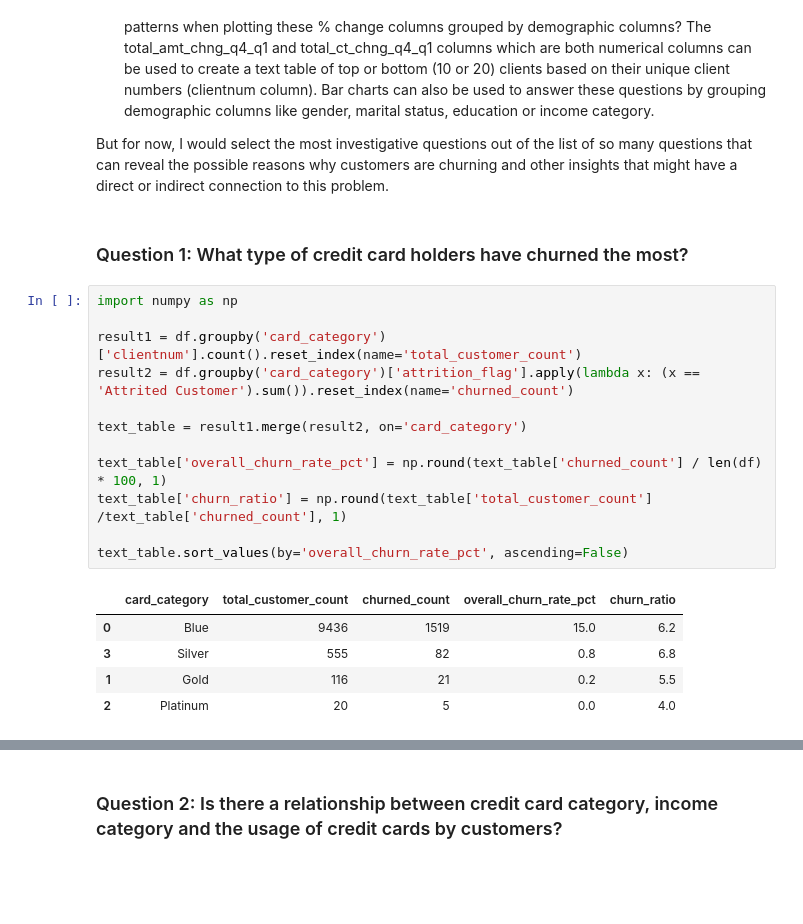
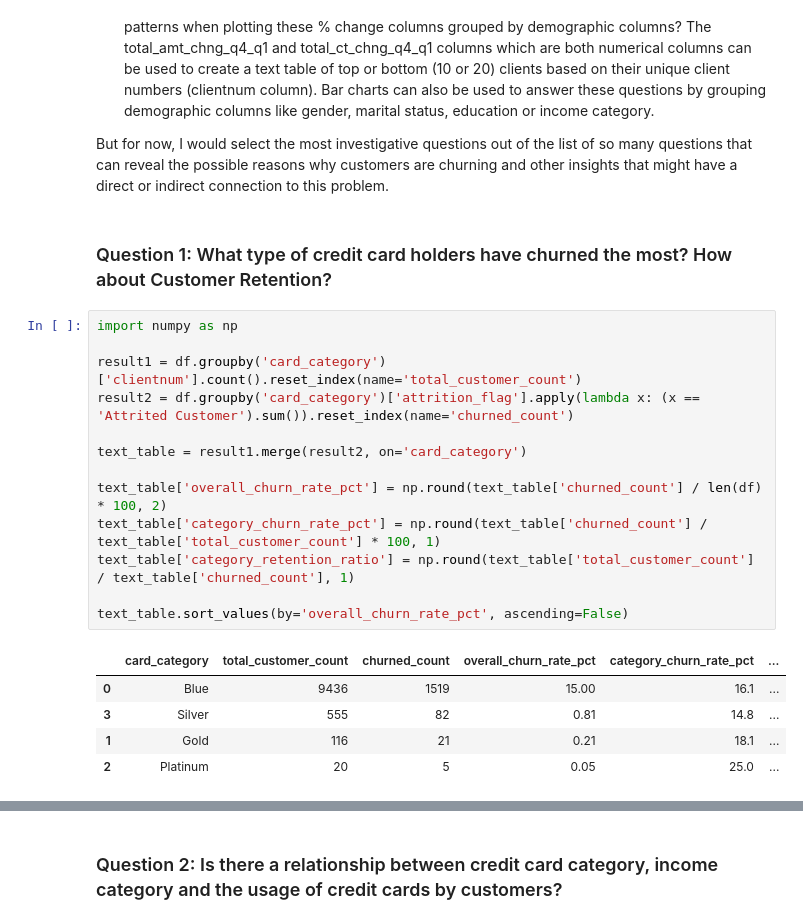
Before and after one commit to nsikan-udoma/customer_churn_analysis-SQL-Python-Tableau, a Jupyter notebook: Supporting Files/notebook.ipynb, the cells around one changed output, grey strips where cells are left out. Drawn from its saved outputs; the diff is of its cells as text; blank space fills up the shorter version.

```diff
--- a/Supporting Files/notebook.ipynb
+++ b/Supporting Files/notebook.ipynb
@@ -1267,23 +1267,24 @@ Some possible data questions that can be raised include:
 
 But for now, I would select the most investigative questions out of the list of so many questions that can reveal the possible reasons why customers are churning and other insights that might have a direct or indirect connection to this problem.
 # %% [markdown]
-### Question 1: What type of credit card holders have churned the most?
+### Question 1: What type of credit card holders have churned the most? How about Customer Retention?
 # %%
 import numpy as np
 
 result1 = df.groupby('card_category')['clientnum'].count().reset_index(name='total_customer_count')
 result2 = df.groupby('card_category')['attrition_flag'].apply(lambda x: (x == 'Attrited Customer').sum()).reset_index(name='churned_count')
 
 text_table = result1.merge(result2, on='card_category')
 
-text_table['overall_churn_rate_pct'] = np.round(text_table['churned_count'] / len(df) * 100, 1)
-text_table['churn_ratio'] = np.round(text_table['total_customer_count'] /text_table['churned_count'], 1)
+text_table['overall_churn_rate_pct'] = np.round(text_table['churned_count'] / len(df) * 100, 2)
+text_table['category_churn_rate_pct'] = np.round(text_table['churned_count'] / text_table['total_customer_count'] * 100, 1)
+text_table['category_retention_ratio'] = np.round(text_table['total_customer_count'] / text_table['churned_count'], 1)
 
 text_table.sort_values(by='overall_churn_rate_pct', ascending=False)
 # %% [output]
-|  | card_category | total_customer_count | churned_count | overall_churn_rate_pct | churn_ratio |
-| 0 | Blue | 9436 | 1519 | 15.0 | 6.2 |
-| 3 | Silver | 555 | 82 | 0.8 | 6.8 |
-| 1 | Gold | 116 | 21 | 0.2 | 5.5 |
-| 2 | Platinum | 20 | 5 | 0.0 | 4.0 |
+|  | card_category | total_customer_count | churned_count | overall_churn_rate_pct | category_churn_rate_pct | ... |
+| 0 | Blue | 9436 | 1519 | 15.00 | 16.1 | ... |
+| 3 | Silver | 555 | 82 | 0.81 | 14.8 | ... |
+| 1 | Gold | 116 | 21 | 0.21 | 18.1 | ... |
+| 2 | Platinum | 20 | 5 | 0.05 | 25.0 | ... |
 # %% [markdown]
```
Also changed, not shown: parts of 2 cells of this notebook.
